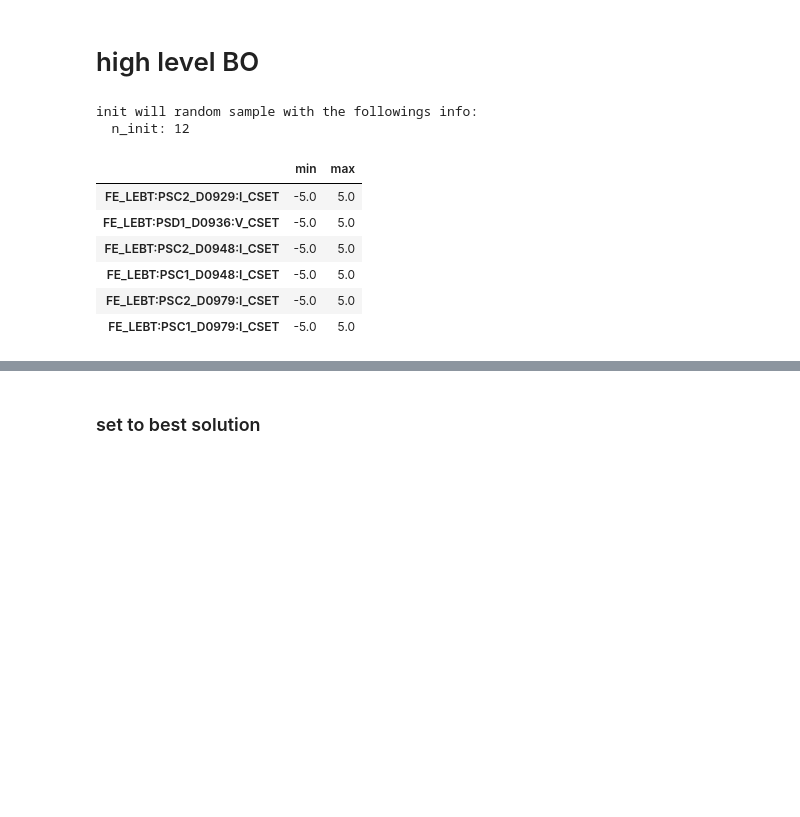
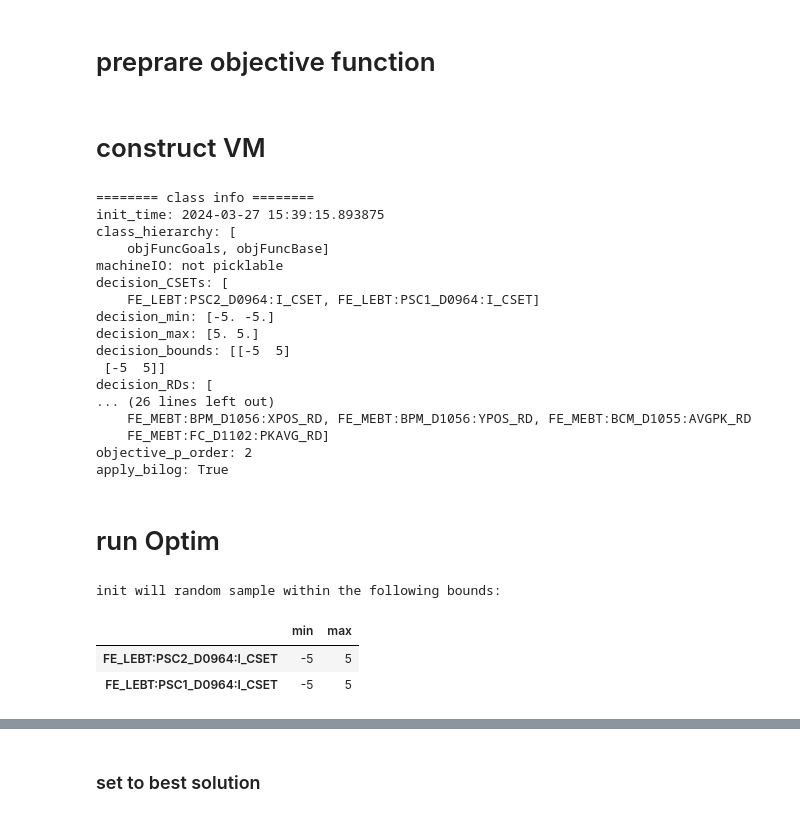
Before and after one commit to kilean20/objFuncs, a Jupyter notebook: example/[pyBO][VM]FC1108_HighLevelBO.ipynb, the cells around one changed output, grey strips where cells are left out. Saved outputs shown, nothing was run; the diff lists cells and outputs as text; code cells hidden in the pictures; blank space fills up the shorter version.

```diff
--- a/example/[pyBO][VM]FC1108_HighLevelBO.ipynb
+++ b/example/[pyBO][VM]FC1108_HighLevelBO.ipynb
@@ -103,0 +99,2 @@ warning: decision_tol could not be automatically determined. Please adjust it ma
+# %% [markdown]
+# preprare objective function
@@ -103,0 +129,18 @@ warning: decision_tol could not be automatically determined. Please adjust it ma
+# %%
+# set weight to zero if you don't want to include the corresponding objective
+
+objective_weight= {
+    'FE_MEBT:BPM_D1056:XPOS_RD' : 0.8,
+    'FE_MEBT:BPM_D1056:YPOS_RD' : 0.8,
+    'FE_MEBT:BPM_D1056:PHASE_RD': 0,  #1,
+    'FE_MEBT:BPM_D1072:XPOS_RD' : 0,  #0.4,
+    'FE_MEBT:BPM_D1072:YPOS_RD' : 0,  #0.4,
+    'FE_MEBT:BPM_D1072:PHASE_RD': 0,  #0.5,
+    'FE_MEBT:BPM_D1094:XPOS_RD' : 0,  #0.2,
+    'FE_MEBT:BPM_D1094:YPOS_RD' : 0,  #0.2,
+    'FE_MEBT:BPM_D1094:PHASE_RD': 0,  #0.25,
+    'FE_MEBT:BCM_D1055:AVGPK_RD': 2,
+    'FE_MEBT:FC_D1102:PKAVG_RD' : 2,
+}
+# %% [markdown]
+# construct VM
@@ -103,0 +150,12 @@ warning: decision_tol could not be automatically determined. Please adjust it ma
+# %%
+vm = VM(
+    x0 = np.zeros(len(decision_CSETs)),
+    decision_CSETs = decision_CSETs,
+    decision_min   = decision_min,
+    decision_max   = decision_max,
+    objective_RDs  = list(objective_goal.keys()),
+    objective_RDs_mean = [list(val.values())[0] if isinstance(val, dict) else val
+                          for val in objective_goal.values()],
+    objective_RDs_std  = [val for val in objective_norm.values()],
+    real_time_delay = 0.2,
+)
@@ -104,16 +167,41 @@ warning: decision_tol could not be automatically determined. Please adjust it ma
+# %%
+obj = objFuncGoals(
+    decision_CSETs=decision_CSETs,
+    decision_min = decision_min,
+    decision_max = decision_max,
+    decision_tols = decision_tols,
+    objective_goal = objective_goal,
+    objective_weight = objective_weight,
+    objective_norm = objective_norm,
+    apply_bilog = True,
+    machineIO=machineIO,
+)
+# %% [output]
+======== class info ========
+init_time: 2024-03-27 15:39:15.893875
+class_hierarchy: [
+    objFuncGoals, objFuncBase]
+machineIO: not picklable
+decision_CSETs: [
+    FE_LEBT:PSC2_D0964:I_CSET, FE_LEBT:PSC1_D0964:I_CSET]
+decision_min: [-5. -5.]
+decision_max: [5. 5.]
+decision_bounds: [[-5  5]
+ [-5  5]]
+decision_RDs: [
+... (26 lines left out)
+    FE_MEBT:BPM_D1056:XPOS_RD, FE_MEBT:BPM_D1056:YPOS_RD, FE_MEBT:BCM_D1055:AVGPK_RD
+    FE_MEBT:FC_D1102:PKAVG_RD]
+objective_p_order: 2
+apply_bilog: True
 # %% [markdown]
-# high level BO
+# run Optim
 # %%
-ctrBO = pyBO.bo_controller(obj,budget=budget)
+ctrBO = pyBO.bo_controller(obj,local_optimization = is_close_to_opt)
 # %% [output]
-init will random sample with the followings info:
-  n_init: 12
+init will random sample within the following bounds:
 |  | min | max |
-| FE_LEBT:PSC2_D0929:I_CSET | -5.0 | 5.0 |
-| FE_LEBT:PSD1_D0936:V_CSET | -5.0 | 5.0 |
-| FE_LEBT:PSC2_D0948:I_CSET | -5.0 | 5.0 |
-| FE_LEBT:PSC1_D0948:I_CSET | -5.0 | 5.0 |
-| FE_LEBT:PSC2_D0979:I_CSET | -5.0 | 5.0 |
-| FE_LEBT:PSC1_D0979:I_CSET | -5.0 | 5.0 |
+| FE_LEBT:PSC2_D0964:I_CSET | -5 | 5 |
+| FE_LEBT:PSC1_D0964:I_CSET | -5 | 5 |
 # %%
 # optimize
```
Also changed, not shown: parts of 36 cells of this notebook, 8 other files.
